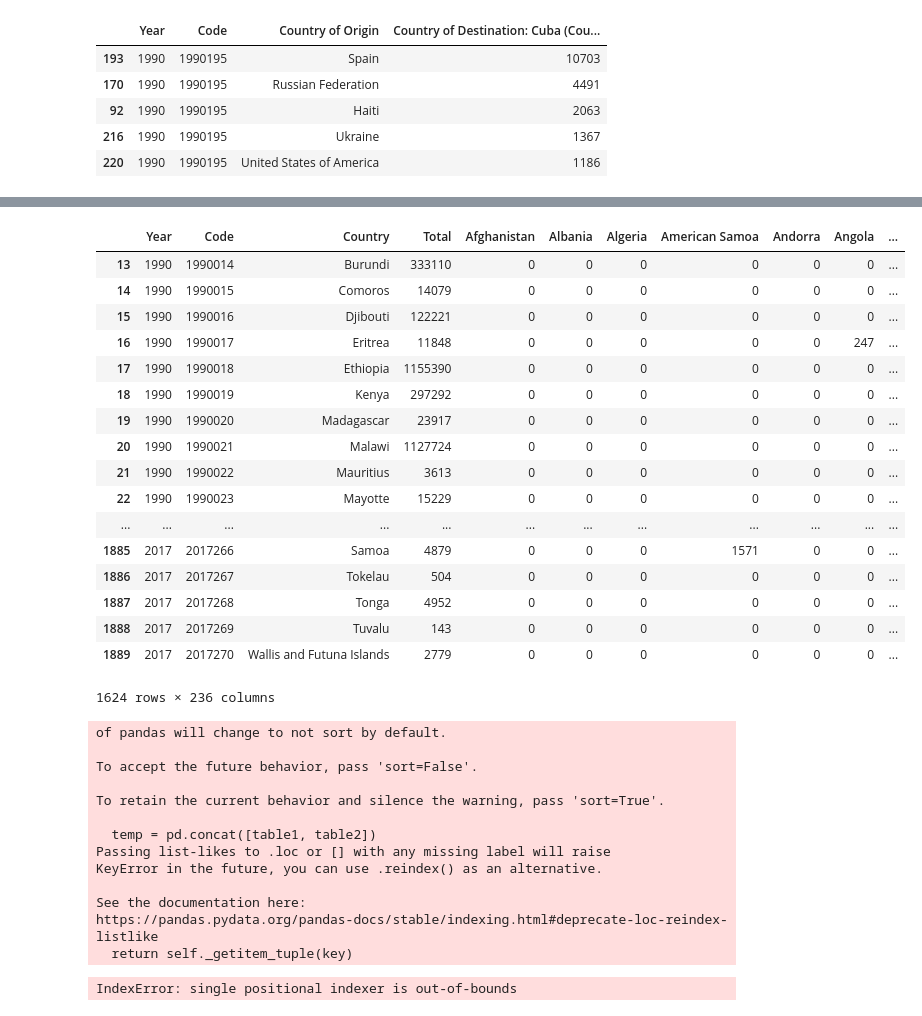
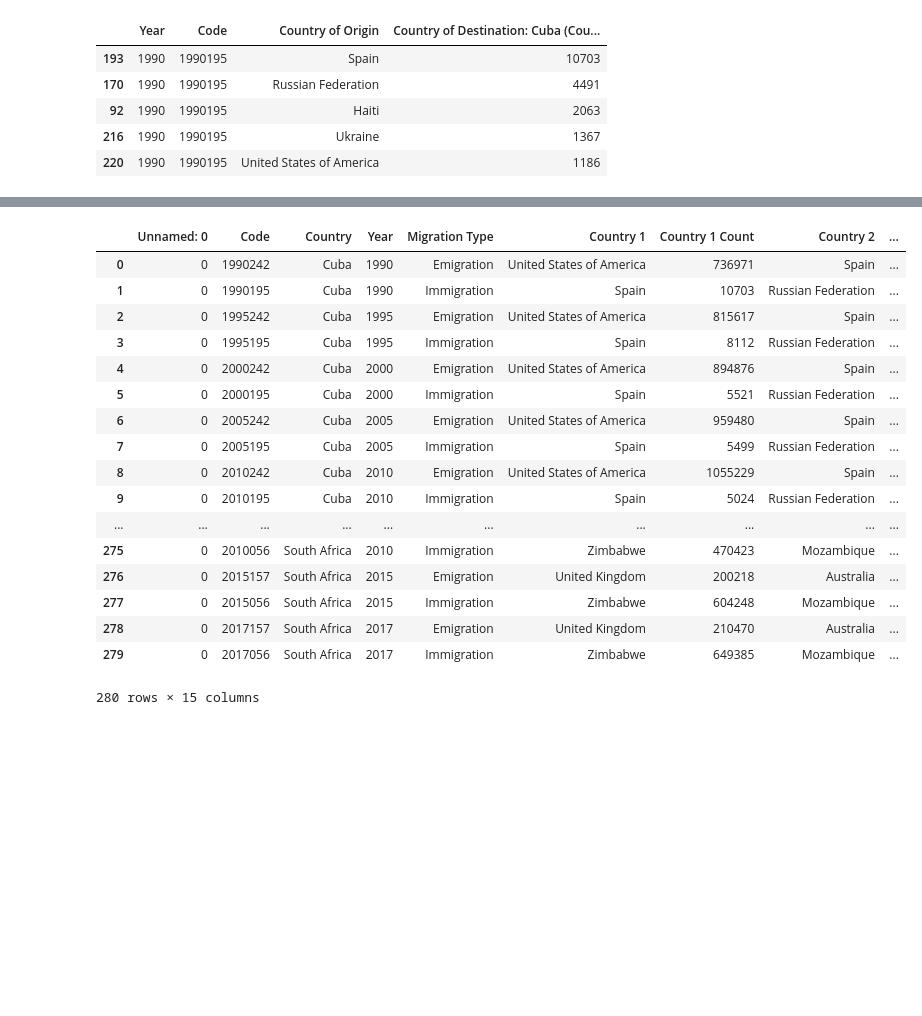
Before and after one commit to ds-modules/IAS-150, a Jupyter notebook: IAS_150_Data.ipynb, the cells around one changed output, grey strips where cells are left out. Saved outputs shown, nothing was run; the diff lists cells and outputs as text; code cells hidden in the pictures; blank space fills up the shorter version.

```diff
--- a/IAS_150_Data.ipynb
+++ b/IAS_150_Data.ipynb
@@ -117,38 +87,21 @@ table_to_row(central_origin_three, 'Cuba', origin=True)
-# %%
-male_migrants
-# %% [output]
-|  | Year | Code | Country | Total | Afghanistan | Albania | Algeria | American Samoa | Andorra | Angola | ... |
-| 13 | 1990 | 1990014 | Burundi | 333110 | 0 | 0 | 0 | 0 | 0 | 0 | ... |
-| 14 | 1990 | 1990015 | Comoros | 14079 | 0 | 0 | 0 | 0 | 0 | 0 | ... |
-| 15 | 1990 | 1990016 | Djibouti | 122221 | 0 | 0 | 0 | 0 | 0 | 0 | ... |
-| 16 | 1990 | 1990017 | Eritrea | 11848 | 0 | 0 | 0 | 0 | 0 | 247 | ... |
-| 17 | 1990 | 1990018 | Ethiopia | 1155390 | 0 | 0 | 0 | 0 | 0 | 0 | ... |
-| 18 | 1990 | 1990019 | Kenya | 297292 | 0 | 0 | 0 | 0 | 0 | 0 | ... |
-| 19 | 1990 | 1990020 | Madagascar | 23917 | 0 | 0 | 0 | 0 | 0 | 0 | ... |
-| 20 | 1990 | 1990021 | Malawi | 1127724 | 0 | 0 | 0 | 0 | 0 | 0 | ... |
-| 21 | 1990 | 1990022 | Mauritius | 3613 | 0 | 0 | 0 | 0 | 0 | 0 | ... |
-| 22 | 1990 | 1990023 | Mayotte | 15229 | 0 | 0 | 0 | 0 | 0 | 0 | ... |
-| ... | ... | ... | ... | ... | ... | ... | ... | ... | ... | ... | ... |
-| 1885 | 2017 | 2017266 | Samoa | 4879 | 0 | 0 | 0 | 1571 | 0 | 0 | ... |
-| 1886 | 2017 | 2017267 | Tokelau | 504 | 0 | 0 | 0 | 0 | 0 | 0 | ... |
-| 1887 | 2017 | 2017268 | Tonga | 4952 | 0 | 0 | 0 | 0 | 0 | 0 | ... |
-| 1888 | 2017 | 2017269 | Tuvalu | 143 | 0 | 0 | 0 | 0 | 0 | 0 | ... |
-| 1889 | 2017 | 2017270 | Wallis and Futuna Islands | 2779 | 0 | 0 | 0 | 0 | 0 | 0 | ... |
-1624 rows × 236 columns
-# %%
-mf.master(male_migrants)
-# %% [output]
-of pandas will change to not sort by default.
-
-To accept the future behavior, pass 'sort=False'.
-
-To retain the current behavior and silence the warning, pass 'sort=True'.
-
-  temp = pd.concat([table1, table2])
-Passing list-likes to .loc or [] with any missing label will raise
-KeyError in the future, you can use .reindex() as an alternative.
-
-See the documentation here:
-https://pandas.pydata.org/pandas-docs/stable/indexing.html#deprecate-loc-reindex-listlike
-  return self._getitem_tuple(key)
-IndexError: single positional indexer is out-of-bounds
+# %%
+pd.read_csv('male_migration_by_origin_destination')
+# %% [output]
+|  | Unnamed: 0 | Code | Country | Year | Migration Type | Country 1 | Country 1 Count | Country 2 | ... |
+| 0 | 0 | 1990242 | Cuba | 1990 | Emigration | United States of America | 736971 | Spain | ... |
+| 1 | 0 | 1990195 | Cuba | 1990 | Immigration | Spain | 10703 | Russian Federation | ... |
+| 2 | 0 | 1995242 | Cuba | 1995 | Emigration | United States of America | 815617 | Spain | ... |
+| 3 | 0 | 1995195 | Cuba | 1995 | Immigration | Spain | 8112 | Russian Federation | ... |
+| 4 | 0 | 2000242 | Cuba | 2000 | Emigration | United States of America | 894876 | Spain | ... |
+| 5 | 0 | 2000195 | Cuba | 2000 | Immigration | Spain | 5521 | Russian Federation | ... |
+| 6 | 0 | 2005242 | Cuba | 2005 | Emigration | United States of America | 959480 | Spain | ... |
+| 7 | 0 | 2005195 | Cuba | 2005 | Immigration | Spain | 5499 | Russian Federation | ... |
+| 8 | 0 | 2010242 | Cuba | 2010 | Emigration | United States of America | 1055229 | Spain | ... |
+| 9 | 0 | 2010195 | Cuba | 2010 | Immigration | Spain | 5024 | Russian Federation | ... |
+| ... | ... | ... | ... | ... | ... | ... | ... | ... | ... |
+| 275 | 0 | 2010056 | South Africa | 2010 | Immigration | Zimbabwe | 470423 | Mozambique | ... |
+| 276 | 0 | 2015157 | South Africa | 2015 | Emigration | United Kingdom | 200218 | Australia | ... |
+| 277 | 0 | 2015056 | South Africa | 2015 | Immigration | Zimbabwe | 604248 | Mozambique | ... |
+| 278 | 0 | 2017157 | South Africa | 2017 | Emigration | United Kingdom | 210470 | Australia | ... |
+| 279 | 0 | 2017056 | South Africa | 2017 | Immigration | Zimbabwe | 649385 | Mozambique | ... |
+280 rows × 15 columns
```
Also changed, not shown: parts of 3 cells of this notebook, 4 other files.
